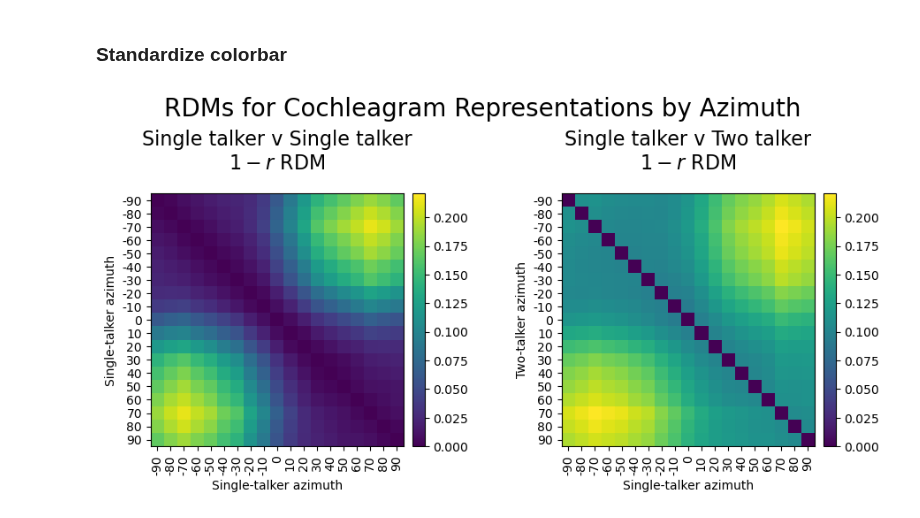
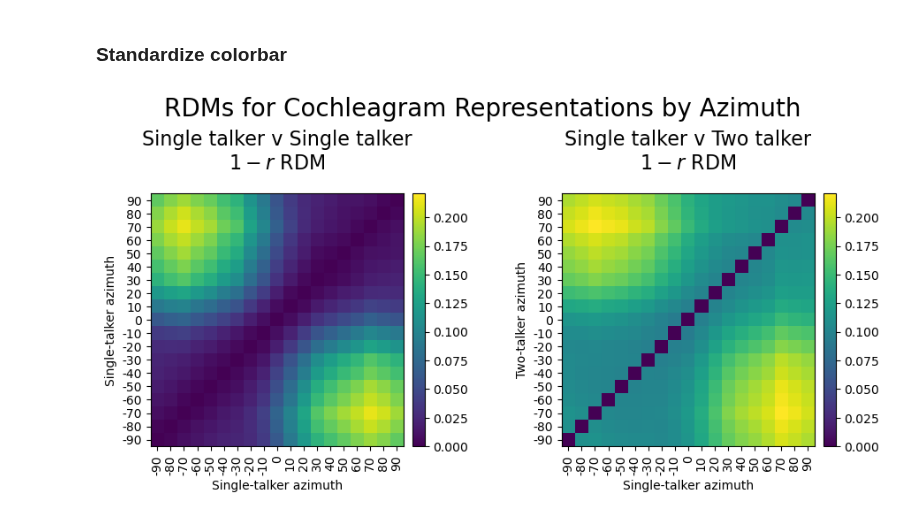
Before and after one commit to mcdermottLab/auditory_attention, a Jupyter notebook: notebooks/rebuttal_analysis/dev_rebuttal_rdms_coch_elevation_effect.ipynb, the cells around one changed output. Drawn from its saved outputs; the diff is of its cells as text; code cells hidden in the pictures.

```diff
--- a/notebooks/rebuttal_analysis/dev_rebuttal_rdms_coch_elevation_effect.ipynb
+++ b/notebooks/rebuttal_analysis/dev_rebuttal_rdms_coch_elevation_effect.ipynb
@@ -84,9 +84,13 @@ def l2_dist_torch(X, Y):
     return row_norms.mean().item()
 
 
-def plot_lower_triangle(matrix, title, loc_labels, xlabel="Location", ylabel="Location", cmap='viridis', vmin=None, vmax=None, symmetric=False, ax=None):
+def plot_lower_triangle(matrix, title, xtick_labels=None, ytick_labels=None, xlabel="Location", ylabel="Location", cmap='viridis', vmin=None, vmax=None, symmetric=False, ax=None):
     mask = np.zeros_like(matrix) if symmetric else ~np.tril(np.ones_like(matrix, dtype=bool), k=0)
     masked = np.ma.masked_array(matrix, mask=mask)
+    if xtick_labels != None and ytick_labels == None:
+        ytick_labels = xtick_labels
+    if ytick_labels != None and xtick_labels == None:
+        xtick_labels = ytick_labels
 
     if ax is None:
         fig, ax = plt.subplots(figsize=(4, 4))  # Use fig and ax to control layout better
@@ -100,10 +104,10 @@ def plot_lower_triangle(matrix, title, loc_labels, xlabel="Location", ylabel="Lo
     cax = divider.append_axes("right", size="5%", pad=0.1)
     plt.colorbar(im, cax=cax)  # Use cax here
 
-    ax.set_xticks(np.arange(len(loc_labels)))
-    ax.set_xticklabels(loc_labels, rotation=90)
-    ax.set_yticks(np.arange(len(loc_labels)))
-    ax.set_yticklabels(loc_labels)
+    ax.set_xticks(np.arange(len(xtick_labels)))
+    ax.set_xticklabels(xtick_labels, rotation=90)
+    ax.set_yticks(np.arange(len(ytick_labels)))
+    ax.set_yticklabels(ytick_labels)
 
     ax.set_title(title, fontsize=16, pad=20)
     ax.set_xlabel(xlabel)
@@ -483,11 +565,17 @@ for plt_i in range(2):
 elev_vmin = np.nanmin(pearson_r_matrix)
 elev_vmax = np.nanmax(pearson_r_matrix)
 
+# flip columns so diagonal goes bottom to top
+pearson_r_matrix = np.flip(pearson_r_matrix, axis=1)
 for plt_i in range(2):
     ylabel = "Single-talker elevation" if plt_i == 0 else "Two-talker elevation"
     panel_title = "Single talker v Single talker" if plt_i == 0 else "Single talker v Two talker"
-    plot_lower_triangle(pearson_r_matrix[plt_i,:,:], f"{panel_title}\n$1-r$ RDM",  loc_labels, xlabel=xlabel, ylabel=ylabel,
-                            cmap='viridis', ax=axes[plt_i], vmin=elev_vmin, vmax=elev_vmax, symmetric=True)
+    # flip columns
+    plot_lower_triangle(pearson_r_matrix[plt_i,:,:], f"{panel_title}\n$1-r$ RDM",
+                         xtick_labels=loc_labels,
+                         ytick_labels=loc_labels[::-1],
+                         xlabel=xlabel, ylabel=ylabel,
+                        cmap='viridis', ax=axes[plt_i], vmin=elev_vmin, vmax=elev_vmax, symmetric=True)
 
 plt.suptitle("RDMs for Cochleagram Representations by Elevation", fontsize=20, y=1)
 # adjust hspace
@@ -566,7 +704,7 @@ azims = [loc for loc in all_locs if (loc[1] == 0)]
 azimuths = sorted(azims, key=lambda x: (x[0] + 180) % 360 - 180)
 
 loc_labels = []
-for (azim, elev) in azimuths:
+for (azim, azim) in azimuths:
     if azim > 180:
         azim -= 360
     loc_labels.append(f"{azim:.0f}")
@@ -578,35 +716,42 @@ xlabel = "Single-talker azimuth"
 pearson_r_matrix = np.full((2, n, n), np.nan, dtype=float)
 l2_dist_matrix  = np.full((2, n, n), np.nan, dtype=float)
 
 for plt_i in range(2):
     X = single_src_coch_reps
     if plt_i == 0:
         Y = single_src_coch_reps
     elif plt_i == 1:
         Y = multi_src_coch_reps
     for i in range(n):
         Xi = X[loc_to_idx[azimuths[i]]]  # (N, D)
         pearson_r_matrix[plt_i, i, i] = 0 # is 1 - r where r = 1
         l2_dist_matrix[plt_i, i, i]   = 0.0
         for j in range(i):
             Xj = Y[loc_to_idx[azimuths[j]]]  # (N, D)
             r  = pearson_r(Xi, Xj)
             d  = l2_dist(Xi, Xj)
             pearson_r_matrix[plt_i, i, j] = pearson_r_matrix[plt_i, j, i] = 1 - r
             l2_dist_matrix[plt_i, i, j]   = l2_dist_matrix[plt_i, j, i]   = d
 
-elev_vmin = np.nanmin(pearson_r_matrix)
-elev_vmax = np.nanmax(pearson_r_matrix)
+azim_vmin = np.nanmin(pearson_r_matrix)
+azim_vmax = np.nanmax(pearson_r_matrix)
+
+# flip columns so diagonal goes bottom to top
+pearson_r_matrix = np.flip(pearson_r_matrix, axis=1)
 
 for plt_i in range(2):
     ylabel = "Single-talker azimuth" if plt_i == 0 else "Two-talker azimuth"
     panel_title = "Single talker v Single talker" if plt_i == 0 else "Single talker v Two talker"
-    plot_lower_triangle(pearson_r_matrix[plt_i,:,:], f"{panel_title}\n$1-r$ RDM",  loc_labels, xlabel=xlabel, ylabel=ylabel,
-                            cmap='viridis', ax=axes[plt_i], vmin=elev_vmin, vmax=elev_vmax, symmetric=True)
+    # flip columns
+    plot_lower_triangle(pearson_r_matrix[plt_i,:,:], f"{panel_title}\n$1-r$ RDM",
+                         xtick_labels=loc_labels,
+                         ytick_labels=loc_labels[::-1],
+                         xlabel=xlabel, ylabel=ylabel,
+                        cmap='viridis', ax=axes[plt_i], vmin=azim_vmin, vmax=azim_vmax, symmetric=True)
 
 plt.suptitle("RDMs for Cochleagram Representations by Azimuth", fontsize=20, y=1)
 # adjust hspace
 plt.subplots_adjust(hspace=0.5, wspace=0.5)
 # plt.tight_layout()
 # %% [output]
-[figure, old version]
+[figure, new version]
```
Also changed, not shown: parts of 10 cells of this notebook, 2 other files.
